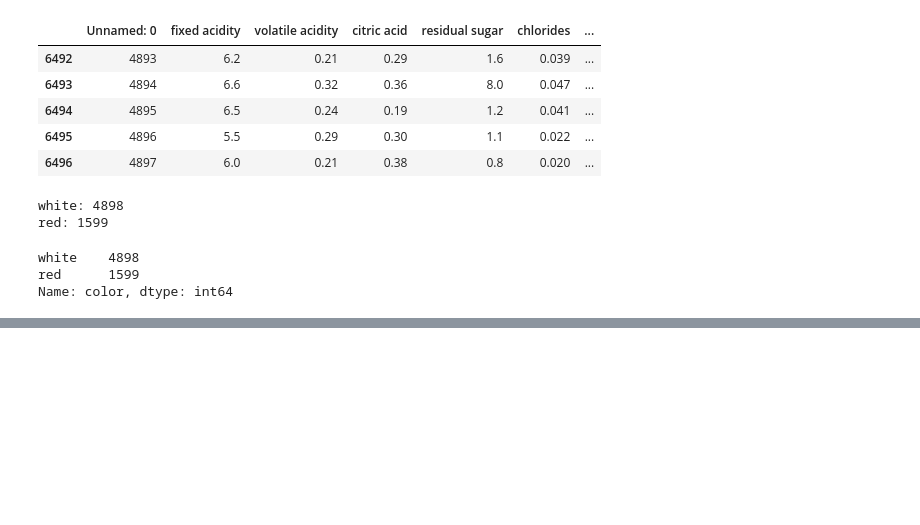
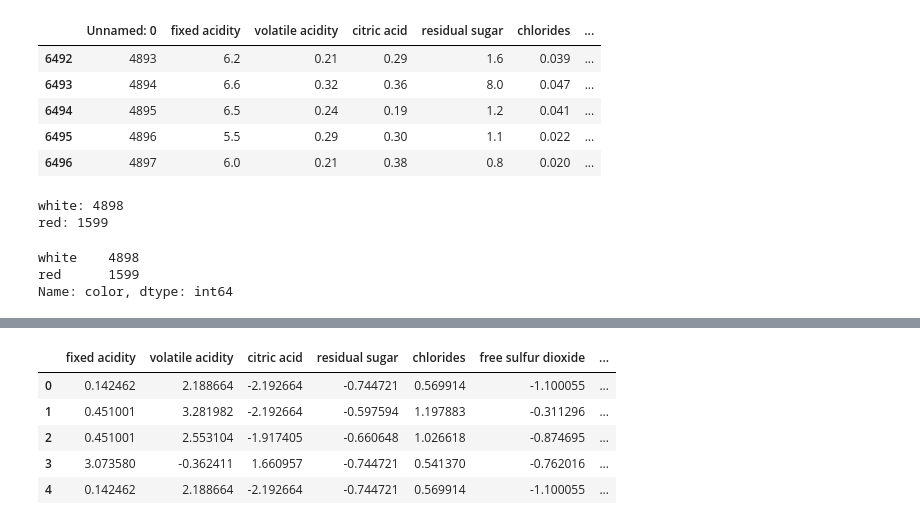
Before and after one commit to ashudva/Case_Studies, a Jupyter notebook: Wines/wine_classification.ipynb, the cells around one changed output, grey strips where cells are left out. Drawn from its saved outputs; the diff is of its cells as text; code cells hidden in the pictures; blank space fills up the shorter version.

```diff
--- a/Wines/wine_classification.ipynb
+++ b/Wines/wine_classification.ipynb
@@ -74,0 +82,13 @@ df.tail()
+# %%
+# Homemade Z-score Normalization
+normalized_data = (numerical_data.loc[:, 'fixed acidity':'is_red'] -
+                   numerical_data.loc[:, 'fixed acidity':'is_red'].mean()
+                   ) / numerical_data.loc[:, 'fixed acidity':'is_red'].std()
+normalized_data.head()
+# %% [output]
+|  | fixed acidity | volatile acidity | citric acid | residual sugar | chlorides | free sulfur dioxide | ... |
+| 0 | 0.142462 | 2.188664 | -2.192664 | -0.744721 | 0.569914 | -1.100055 | ... |
+| 1 | 0.451001 | 3.281982 | -2.192664 | -0.597594 | 1.197883 | -0.311296 | ... |
+| 2 | 0.451001 | 2.553104 | -1.917405 | -0.660648 | 1.026618 | -0.874695 | ... |
+| 3 | 3.073580 | -0.362411 | 1.660957 | -0.744721 | 0.541370 | -0.762016 | ... |
+| 4 | 0.142462 | 2.188664 | -2.192664 | -0.744721 | 0.569914 | -1.100055 | ... |
```
Also changed, not shown: parts of 16 cells of this notebook, 3 other files.
